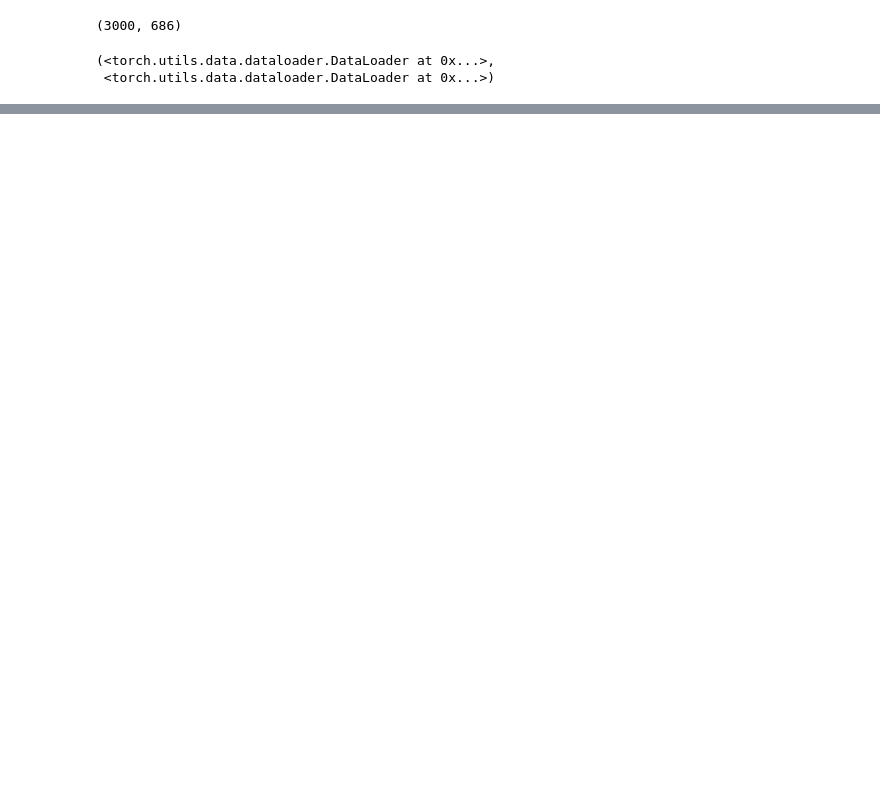
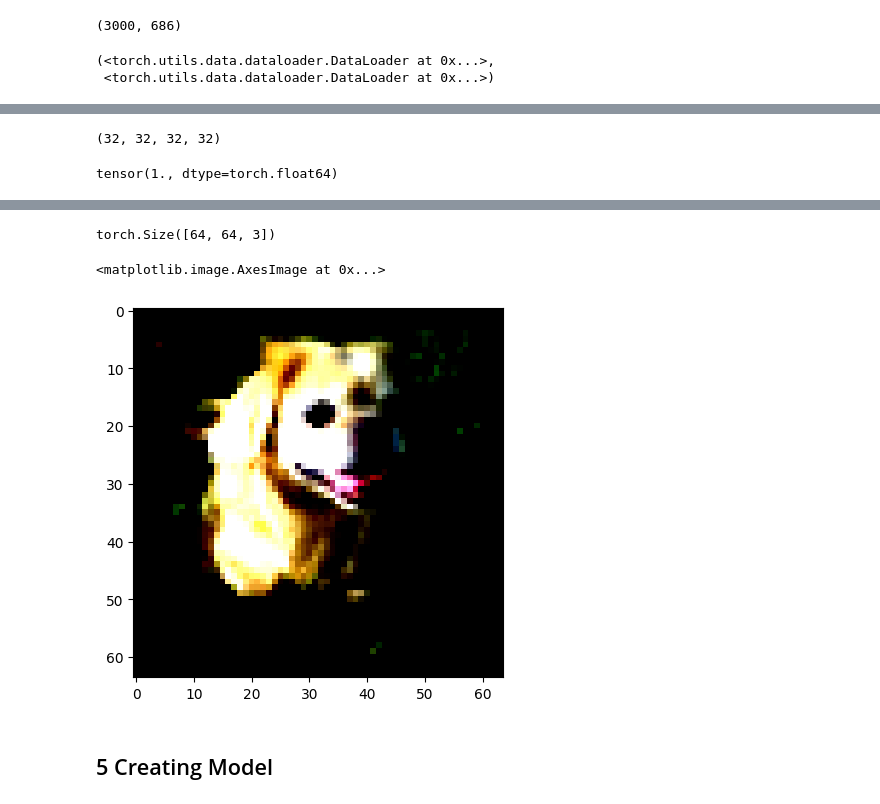
Before and after one commit to m10singh94/ClassificationAndBoundingBoxPrediction, a Jupyter notebook: ClassificationWithBoundingBoxPrediction.ipynb, the cells around one changed output, grey strips where cells are left out. Cells and saved outputs as stored; diff of their text form; code cells hidden in the pictures; blank space fills up the shorter version.

Commit message:
created custom dataset generator

```diff
--- a/ClassificationWithBoundingBoxPrediction.ipynb
+++ b/ClassificationWithBoundingBoxPrediction.ipynb
@@ -224,4 +238,7 @@ class_dict.keys(), class_dict.values()
 df = df.sample(frac=1).reset_index(drop=True)
 train = df.head(3000)
 test = df.tail(686).reset_index(drop=True)
+# %%
+# specifying image dir
+image_path = folder_path / "images"
 # %%
@@ -288,14 +303,14 @@ test_transform = transforms.Compose([
                          std=[0.229, 0.224, 0.225],)
 ])
 # %%
-from utils import CustomDatasetGenerator
-image_dir = image_path / "images"
+# from utils import CustomDatasetGenerator
+
 train_data_custom = CustomDatasetGenerator(df=train,
-                                           image_dir=image_dir,
+                                           image_path=image_path,
                                            class_dict=class_dict,
                                            transform=train_transform)
 test_data_custom = CustomDatasetGenerator(df=test,
-                                          image_dir=image_dir,
+                                          image_path=image_path,
                                           class_dict=class_dict,
                                           transform=test_transform)
 train_data_custom, test_data_custom
@@ -321,8 +337,8 @@ train_dataloader, test_dataloader
 (<torch.utils.data.dataloader.DataLoader at 0x...>,
  <torch.utils.data.dataloader.DataLoader at 0x...>)
 # %%
-img, label, coords = next(iter(train_dataloader))
+img, coods_label = next(iter(train_dataloader))
 print(f"Image shape: {img.shape} -> [batch_size, color_channels, height, width]")
-print(f"Label shape: {label.shape}")
-print(f'Coords shape: {coords.shape}')
+print(f"Label shape: {coods_label}")
+# print(f'Coords shape: {coords}')
 # %% [output]
@@ -329,0 +361,14 @@ FileNotFoundError: ignored
+# %%
+min1, max1, min2, max2, imglabel = coods_label
+len(min1), len(max1), len(min2), len(max2)
+# %% [output]
+(32, 32, 32, 32)
+# %%
+imglabel[0]
+# %% [output]
+tensor(1., dtype=torch.float64)
+# %%
+img_permuted = img[0].squeeze().permute(1,2,0)
+print(img_permuted.shape)
+plt.imshow(img_permuted)
+# %% [output]
@@ -329,0 +376,5 @@ FileNotFoundError: ignored
+torch.Size([64, 64, 3])
+<matplotlib.image.AxesImage at 0x...>
+[figure, added]
+# %% [markdown]
+## 5 Creating Model
```
Also changed, not shown: parts of 13 cells of this notebook.
